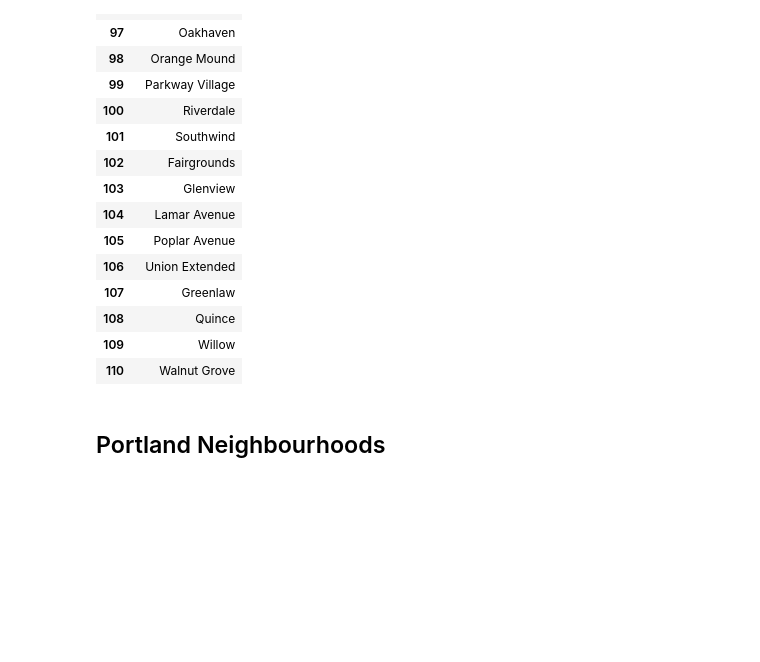
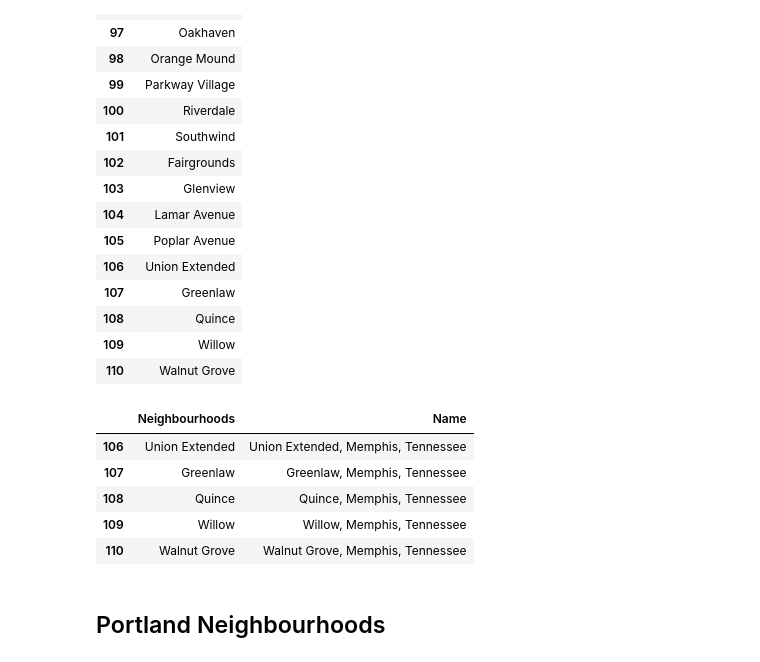
Before and after one commit to Daylen-Mackey/Data_Science_Capstone, a Jupyter notebook: Data Science Capstone.ipynb, the cells around one changed output. Cells and saved outputs as stored; diff of their text form; code cells hidden in the pictures; blank space fills up the shorter version.

```diff
--- a/Data Science Capstone.ipynb
+++ b/Data Science Capstone.ipynb
@@ -151,3 +151,13 @@ mCopy.tail(15)
 | 108 | Quince |
 | 109 | Willow |
 | 110 | Walnut Grove |
+# %%
+mCopy['Name'] = mCopy['Neighbourhoods'] + ', Memphis, Tennessee'
+mCopy.tail()
+# %% [output]
+|  | Neighbourhoods | Name |
+| 106 | Union Extended | Union Extended, Memphis, Tennessee |
+| 107 | Greenlaw | Greenlaw, Memphis, Tennessee |
+| 108 | Quince | Quince, Memphis, Tennessee |
+| 109 | Willow | Willow, Memphis, Tennessee |
+| 110 | Walnut Grove | Walnut Grove, Memphis, Tennessee |
```
Also changed, not shown: parts of 19 cells of this notebook.
